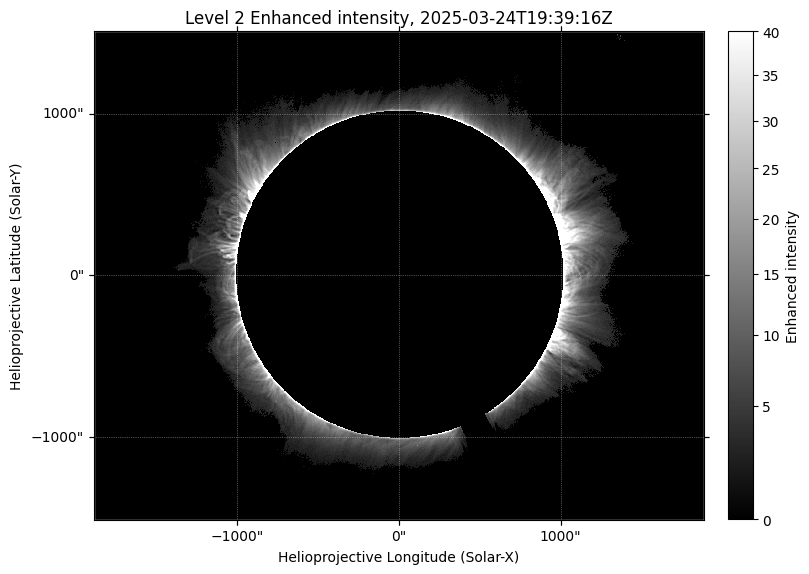
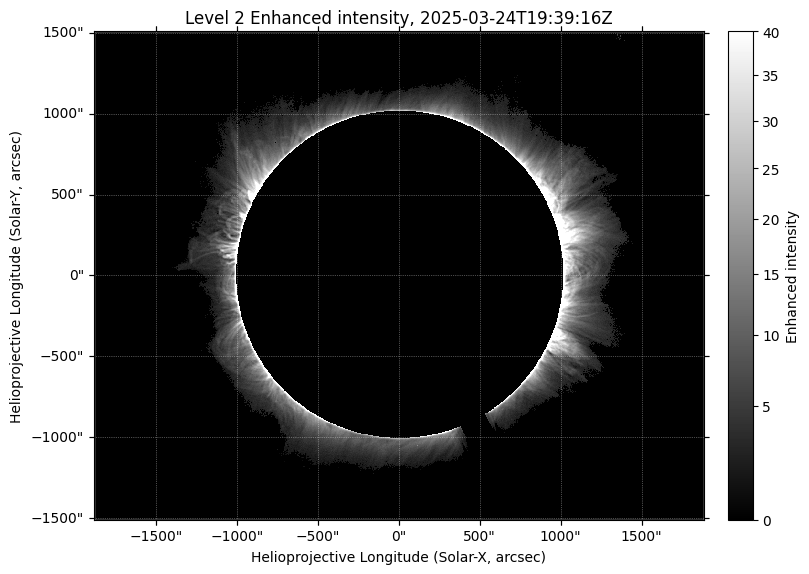
Code edit (unified diff) that turned the first committed figure into the second:
--- before
+++ after
@@ -8,4 +8,8 @@
 ax.set_facecolor("black")
 cbar = plt.colorbar(im, ax=ax, fraction=0.04, pad=0.04, label=data_product_type)
+ax.set_xlabel('Helioprojective Longitude (Solar-X, arcsec)')
+ax.set_ylabel('Helioprojective Longitude (Solar-Y, arcsec)')
+ax.coords[0].set_ticks(number=8)
+ax.coords[1].set_ticks(number=8)
 utc_string = ucomp_time.strftime("%Y-%m-%dT%H:%M:%SZ")
 plt.title(f'Level 2 {data_product_type}, {utc_string}')

Commit: plotting updates (labels and ticks) for phase 2 and 3 plots in tutorial notebooks